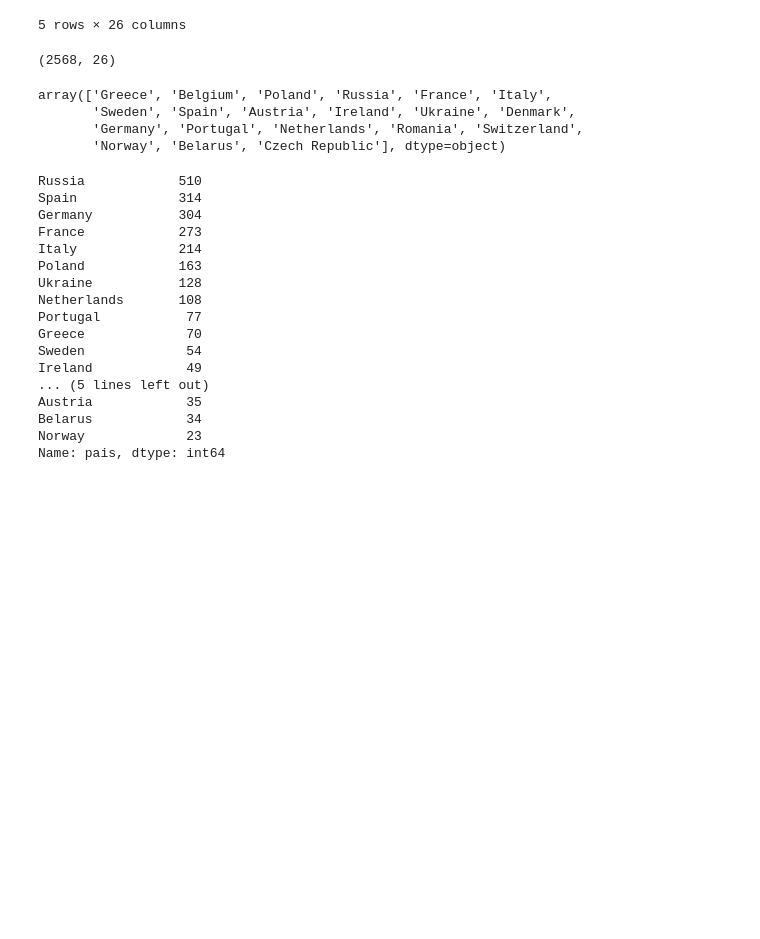
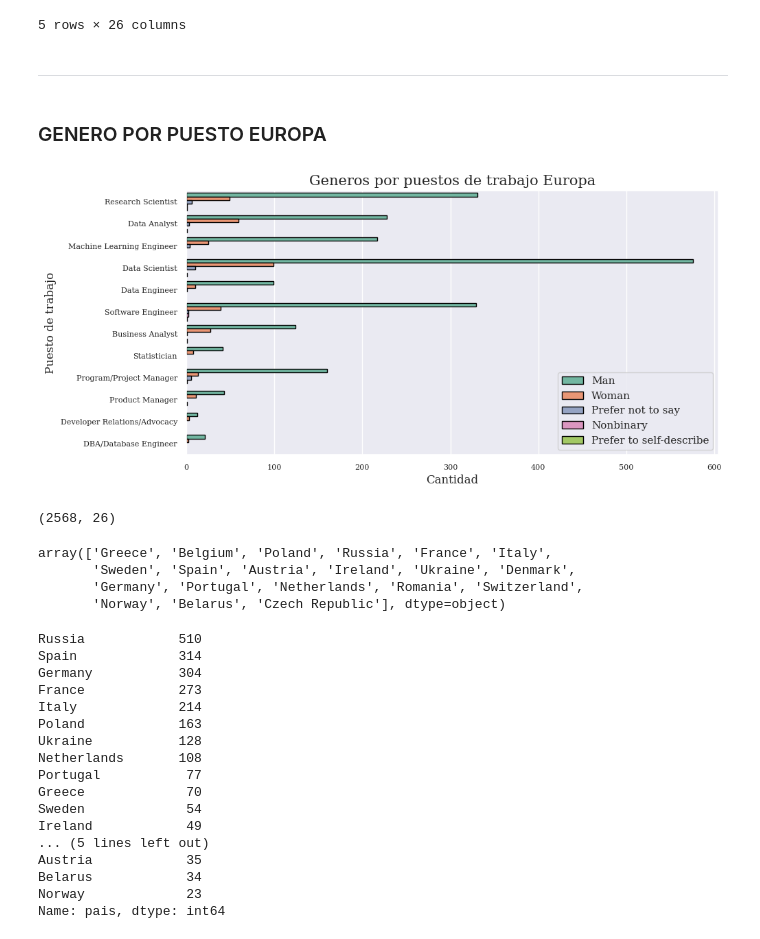
Before and after one commit to Adalab/project-DA-promo-c-modulo-2-team-5, a Jupyter notebook: Sprint3/sprint3_proyecto_modulo2.ipynb, the cells around one changed output. Cells and saved outputs as stored; diff of their text form; code cells hidden in the pictures; blank space fills up the shorter version.

```diff
--- a/Sprint3/sprint3_proyecto_modulo2.ipynb
+++ b/Sprint3/sprint3_proyecto_modulo2.ipynb
@@ -184,6 +184,38 @@ df.head()
 5 rows × 26 columns
 # %%
 df_europa_puestos=df_puesto_genero[ df_puesto_genero['europa'] == 'SI'] #FILTRAMOS DESDE EL DF QUE NO TIENE EN CUENTA 'Student','Other', 'Currently not employed'
+# %% [markdown]
+---
+# %% [markdown]
+### GENERO POR PUESTO  EUROPA
+# %%
+plt.figure()
+
+fig = sns.countplot(data = df_europa_puestos, y = "puesto", palette = "Set2", hue = "gender", edgecolor = "black")
+
+
+sns.set_style("whitegrid")
+sns.set(font = "serif")
+
+plt.legend(loc= 'lower right')
+#plt.legend(bbox_to_anchor=(1.05, 1))
+
+#plt.legend(bbox_to_anchor = (0.7, 0.7))
+plt.title(label='Generos por puestos de trabajo Europa',font = "serif", fontsize= 15, position=(0.5,6))
+
+
+#plt.set_title(loc="left",x=0.05,y=0.9,transform=fig.transFigure)
+
+
+plt.xlabel("Cantidad", fontsize = 10, font = "serif")
+plt.ylabel("Puesto de trabajo", fontsize = 10, font = "serif")
+
+plt.xticks(fontsize = 8)
+plt.yticks(fontsize = 8)
+
+plt.savefig('generos_por_puesto_de_trabajo_europa.jpeg',bbox_inches='tight');
+# %% [output]
+[figure, added]
 # %%
 df_europa_puestos.shape
 # %% [output]
```
Also changed, not shown: parts of 8 cells of this notebook, 7 other files.
